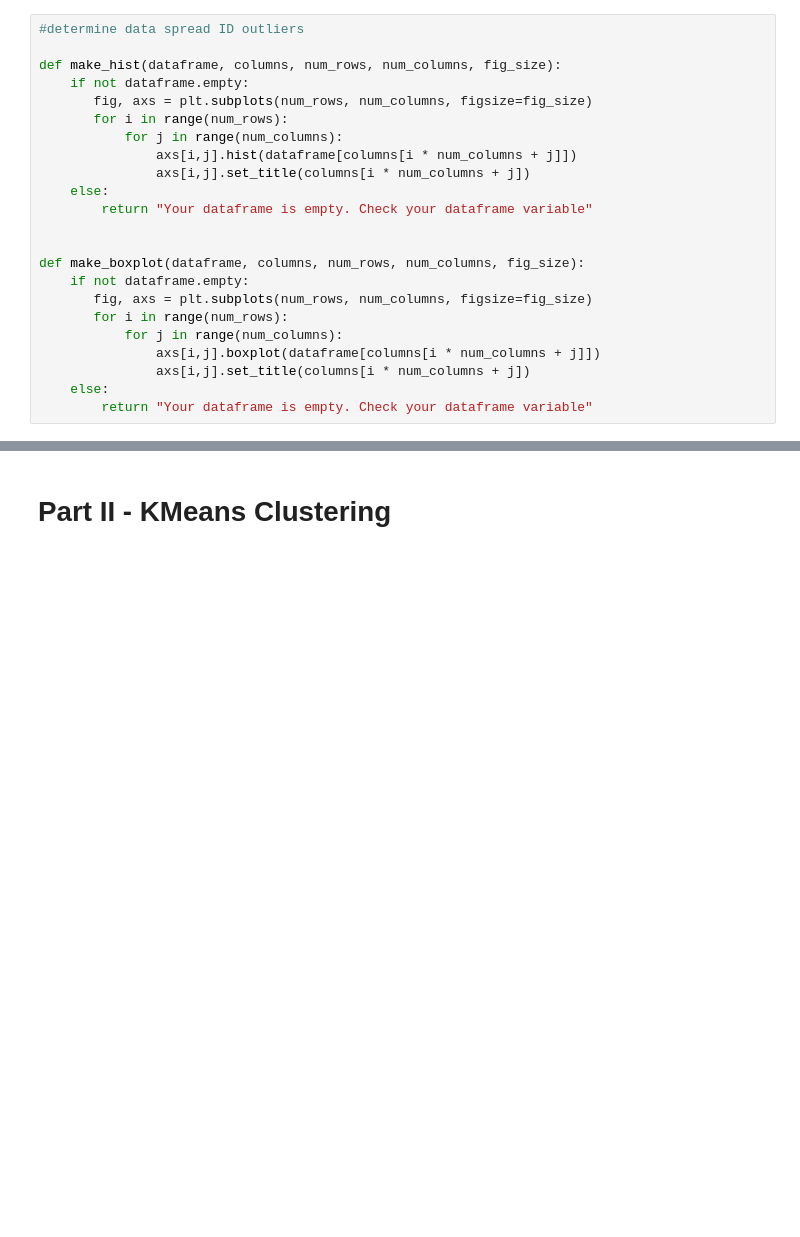
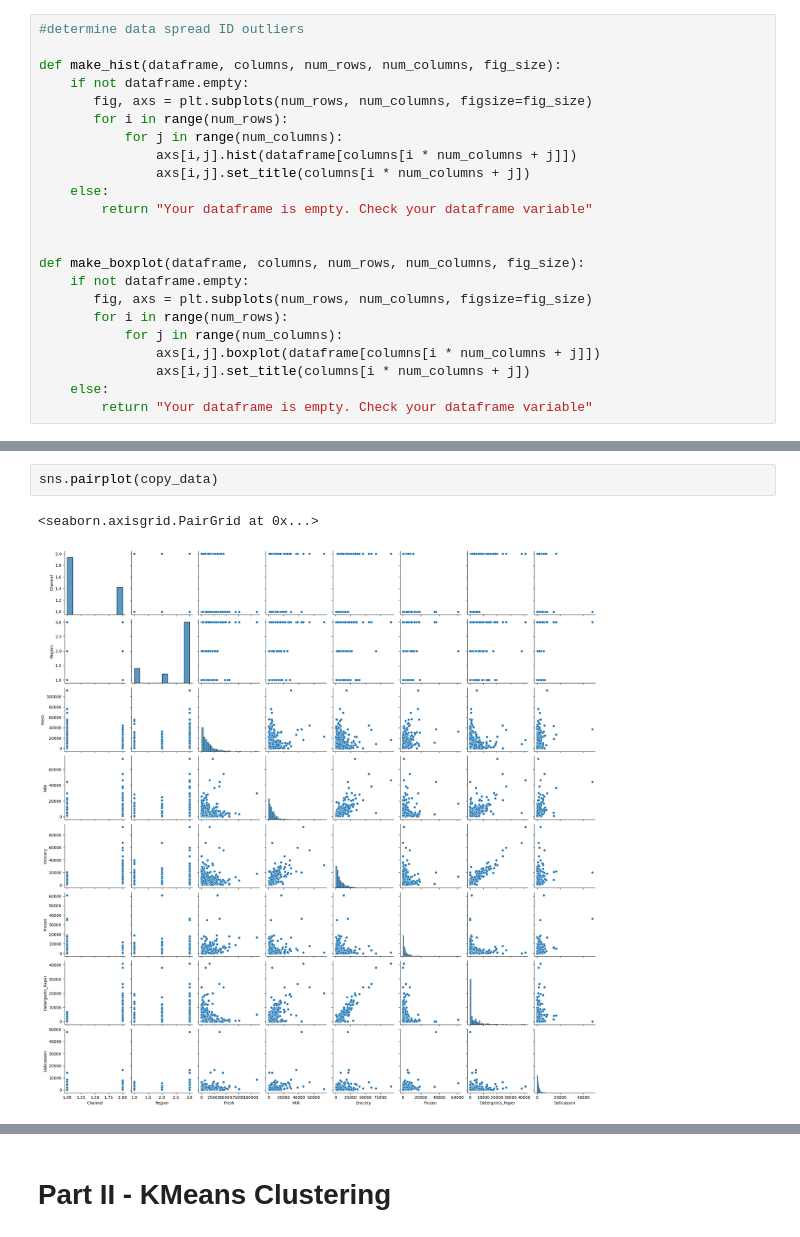
Before and after one commit to SBangarh/ml-project-unsupervised-learning, a Jupyter notebook: Unsupervised Learning - Project.ipynb, the cells around one changed output, grey strips where cells are left out. Cells and saved outputs as stored; diff of their text form; blank space fills up the shorter version.

```diff
--- a/Unsupervised Learning - Project.ipynb
+++ b/Unsupervised Learning - Project.ipynb
@@ -221,0 +235,5 @@ make_boxplot(copy_data, copy_data.columns, 2, 4, (16, 10))
+# %%
+sns.pairplot(copy_data)
+# %% [output]
+<seaborn.axisgrid.PairGrid at 0x...>
+[figure, added]
```
Also changed, not shown: parts of 5 cells of this notebook.
